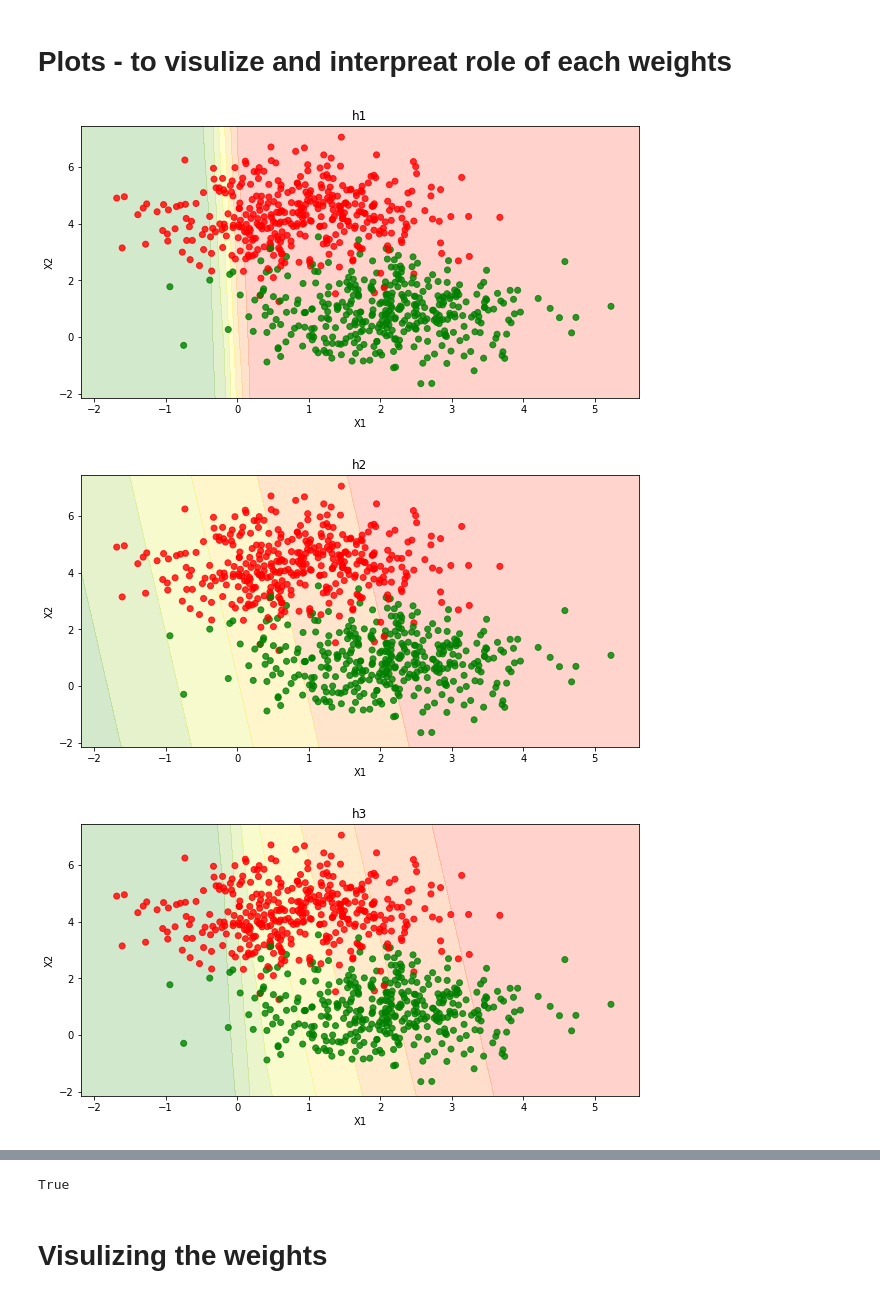
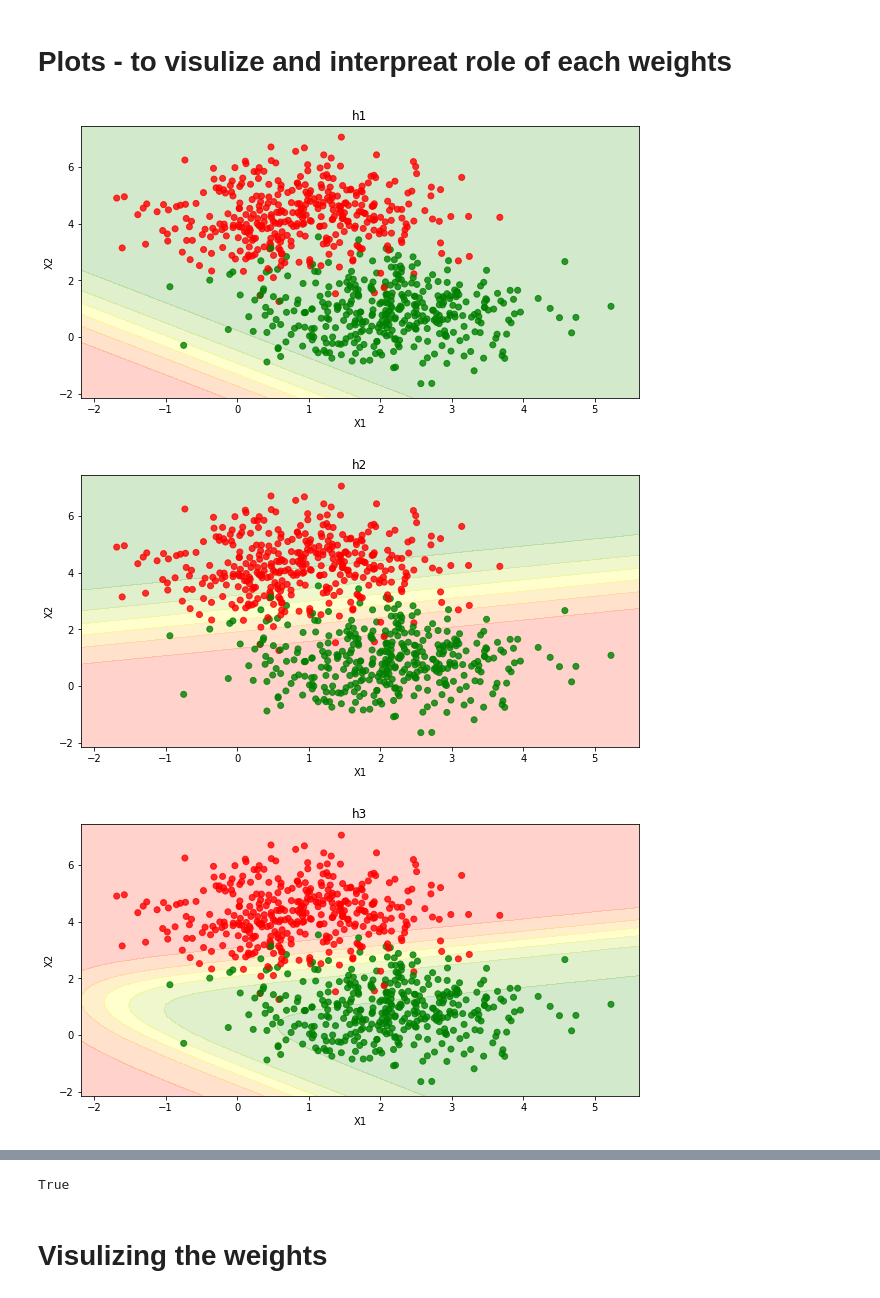
Before and after one commit to pragneshrana/DeepLearning, a Jupyter notebook: TrainingFeedForwardNN/Exercise.ipynb, the cells around one changed output, grey strips where cells are left out. Saved outputs shown, nothing was run; the diff lists cells and outputs as text; code cells hidden in the pictures.

```diff
--- a/TrainingFeedForwardNN/Exercise.ipynb
+++ b/TrainingFeedForwardNN/Exercise.ipynb
@@ -88,21 +89,21 @@ class FFSN:
     self.dw10= (self.h5-y) * self.h5 *(1-self.h5) * self.h4
     self.db5 = (self.h5-y) * self.h5 *(1-self.h5)
 
-    self.dw8 = (self.h5-y) * self.h5 *(1-self.h5) * self.w9 * self.h3 * (1-self.h3) * self.h1
-    self.dw7= (self.h5-y) * self.h5 *(1-self.h5) * self.w9 * self.h3 * (1-self.h3) * self.h1
-    self.db3 = (self.h5-y) * self.h5 *(1-self.h5) * self.w9 * self.h3 * (1-self.h3)
+    self.dw8 = (self.h5-y) * self.h5 *(1-self.h5) * self.w10 * self.h4 * (1-self.h4) * self.h1
+    self.dw7= (self.h5-y) * self.h5 *(1-self.h5) * self.w10 * self.h4 * (1-self.h4) * self.h2
+    self.db3 = (self.h5-y) * self.h5 *(1-self.h5) * self.w10 * self.h4 * (1-self.h4)
 
-    self.dw5 = (self.h5-y) * self.h5 *(1-self.h5) * self.w10 * self.h3 * (1-self.h3) * self.h2
-    self.dw6= (self.h5-y) * self.h5 *(1-self.h5) * self.w10 * self.h3 * (1-self.h3) * self.h2
-    self.db4 = (self.h5-y) * self.h5 *(1-self.h5) * self.w10 * self.h3 * (1-self.h3)
+    self.dw5 = (self.h5-y) * self.h5 *(1-self.h5) * self.w9 * self.h3 * (1-self.h3) * self.h1
+    self.dw6= (self.h5-y) * self.h5 *(1-self.h5) * self.w9 * self.h3 * (1-self.h3) * self.h2
+    self.db4 = (self.h5-y) * self.h5 *(1-self.h5) * self.w9 * self.h3 * (1-self.h3)
 
-    self.dw4 = (self.h5-y) * self.h5 *(1-self.h5) * (self.w6 * self.w9 + self.w8 * self.w10) * self.h3 * (1-self.h3) * self.h1 * (1-self.h1) * self.x1
-    self.dw3 = (self.h5-y) * self.h5 *(1-self.h5) * (self.w6 * self.w9 + self.w8 * self.w10) * self.h3 * (1-self.h3) * self.h1 * (1-self.h1) * self.x2
-    self.db2 = (self.h5-y) * self.h5 *(1-self.h5) * (self.w6 * self.w9 + self.w8 * self.w10) * self.h3 * (1-self.h3) * self.h1 * (1-self.h1)
+    self.dw4 = (self.h5-y) * self.h5 *(1-self.h5) * (self.w9 * self.h3 * (1-self.h3) * self.w6 + self.w10 * self.h4 * (1-self.h4) * self.w8) * self.h2 * (1-self.h2) * self.x2
+    self.dw3 = (self.h5-y) * self.h5 *(1-self.h5) * (self.w9 * self.h3 * (1-self.h3) * self.w6 + self.w10 * self.h4 * (1-self.h4) * self.w8) * self.h2 * (1-self.h2) * self.x1
+    self.db2 = (self.h5-y) * self.h5 *(1-self.h5) * (self.w9 * self.h3 * (1-self.h3) * self.w6 + self.w10 * self.h4 * (1-self.h4) * self.w8) * self.h2 * (1-self.h2)
 
-    self.dw2 = (self.h5-y) * self.h5 *(1-self.h5) * (self.w5 * self.w9 + self.w7 * self.w10) * self.h3 * (1-self.h3) * self.h1 * (1-self.h1) * self.x1
-    self.dw1 = (self.h5-y) * self.h5 *(1-self.h5) * (self.w5 * self.w9 + self.w7 * self.w10) * self.h3 * (1-self.h3) * self.h1 * (1-self.h1) * self.x2
-    self.db1 = (self.h5-y) * self.h5 *(1-self.h5) * (self.w5 * self.w9 + self.w7 * self.w10) * self.h3 * (1-self.h3) * self.h1 * (1-self.h1)
+    self.dw2 = (self.h5-y) * self.h5 *(1-self.h5) * (self.w9 * self.h3 * (1-self.h3) * self.w5 + self.w10 * self.h4 * (1-self.h4) * self.w7) * self.h1 * (1-self.h1) * self.x2
+    self.dw1 = (self.h5-y) * self.h5 *(1-self.h5) * (self.w9 * self.h3 * (1-self.h3) * self.w5 + self.w10 * self.h4 * (1-self.h4) * self.w7) * self.h1 * (1-self.h1) * self.x1
+    self.db1 = (self.h5-y) * self.h5 *(1-self.h5) * (self.w9 * self.h3 * (1-self.h3) * self.w5 + self.w10 * self.h4 * (1-self.h4) * self.w7) * self.h1 * (1-self.h1)
 
   def fit(self, X, Y,epochs=1, learning_rate=1, initialise=True, display_loss=True,display_weights = True):
 
@@ -235,6 +236,6 @@ print(X_train.shape, X_val.shape, labels.shape)
 (750, 2) (250, 2) (1000,)
 # %%
 ffsn = FFSN()
-ffsn.fit(X_train,Y_train,epochs=700,learning_rate=.005,display_loss=True)
+ffsn.fit(X_train,Y_train,epochs=2000,learning_rate=.01,display_loss=True)
 # %% [output]
 Please use `tqdm.notebook.tqdm` instead of `tqdm.tqdm_notebook`
@@ -263,34 +264,34 @@ def make_meshgrid(x,y,h=0.2):
   x_min, x_max = x.min() - 0.5, x.max()+0.5
   y_min, y_max = y.min() - 0.5, y.max()+0.5
   xx, yy = np.meshgrid(np.arange(x_min,x_max,h),
                        np.arange(y_min,y_max,h))
   return xx,yy
 
 def plot_contours(ax,predict,xx,yy,**params):
   Z = predict(np.c_[xx.ravel(),yy.ravel()])
   Z = Z.reshape(xx.shape)
   out = ax.contourf(xx,yy,Z,**params)
   return out
 
 def plot_boundary():
   xx, yy = make_meshgrid(X_train[:,0],X_train[:,1])
-  predict_function = [ffsn_multi.predict_h1,ffsn_multi.predict_h2,ffsn_multi.predict_h3,ffsn_multi.predict_h4,ffsn_multi.predict_h5]
+  predict_function = [ffsn.predict_h1,ffsn.predict_h2,ffsn.predict_h3,ffsn.predict_h4,ffsn.predict_h5]
 
   for i in range(len(predict_function)):
     fig , ax = plt.subplots(figsize=(10,5))
     plot_contours(ax, predict_function[i],xx,yy,cmap=my_cmap, alpha=0.2)
     ax.scatter(X_train[:,0],X_train[:,1],c=Y_train,cmap=my_cmap,alpha=0.8)
     ax.set_xlim(xx.min(),xx.max())
     ax.set_ylim(yy.min(),yy.max())
     ax.set_xlabel('X1')
     ax.set_ylabel('X2')
     ax.set_title('h'+str(i+1))
     plt.show()
 
   return True
 
 plot_boundary()
 # %% [output]
-[figure, old version]
+[figure, new version]
-[figure, old version]
+[figure, new version]
-[figure, old version]
+[figure, new version]
```
Also changed, not shown: parts of 29 cells of this notebook.
